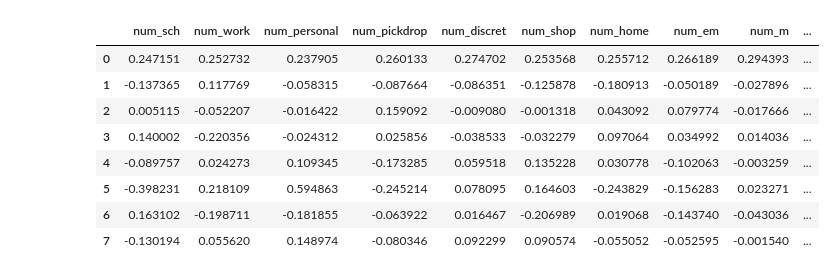
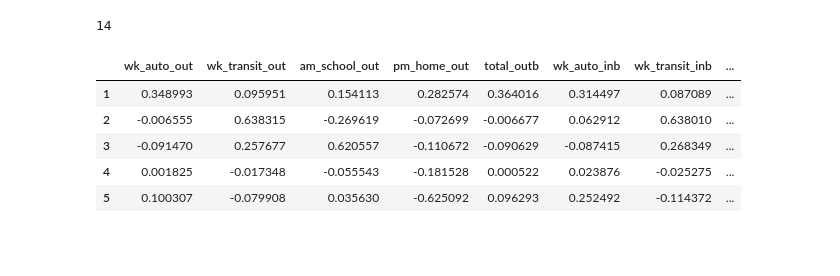
Before and after one commit to abaum1/mobilitymotifs, a Jupyter notebook: Dimensionality Reduction with PCA.ipynb, the cells around one changed output. Drawn from its saved outputs; the diff is of its cells as text; code cells hidden in the pictures; blank space fills up the shorter version.

```diff
--- a/Dimensionality Reduction with PCA.ipynb
+++ b/Dimensionality Reduction with PCA.ipynb
@@ -8,6 +8,7 @@ import seaborn as sns
 # %%
 data_path = '/Users/ameliabaum/Desktop/Amelia/Berkeley Fall 2019/CY PLAN 257/Final Project/data/'
 # %%
-zcode_data = pd.read_csv(data_path+"zip_code_features2.csv")
+zcode_data = pd.read_csv(data_path+"zip_code_features3.csv").rename({"Unnamed: 0": "zip code"}, axis=1)
+# .set_index("zip code")
 zcode_data.head()
 # %% [output]
@@ -25,0 +34,4 @@ len(features)
+# %%
+features = zcode_data[[col for col in zcode_data.columns if col not in ['internal', "zip code"]]].columns
+print("num feats: ", len(features))
+features
@@ -26,9 +45,9 @@ len(features)
 # %%
 from sklearn.preprocessing import StandardScaler
-features = zcode_data.columns[1:]
 # Separating out the features
 x = zcode_data.loc[:, features].values
 # Separating out the target
-# y = zcode_data.loc[:,['ZIP']].values
+y = zcode_data.loc[:,'zip code'].values
 # Standardizing the features
 standard_data = StandardScaler().fit_transform(x)
+standard_data
@@ -51,22 +72,22 @@ array([[-0.46634313, -0.38886534, -0.55770007, ..., -0.15467635,
 # %%
-n_components = 8
+n_components = 5
 pca_model = PCA(n_components)
 principalComponents = pca_model.fit_transform(standard_data)
 principalDf = pd.DataFrame(data = principalComponents
              , columns = ["principal component {0}".format(i+1) for i in range(n_components)])
 # %%
 PCs = pca_model.components_
-pd.DataFrame(PCs, columns = zcode_data.columns[1:])
-
+print(len(features))
+pc_df = pd.DataFrame(PCs, columns = features)
+pc_df.index = np.arange(1,n_components+1)
+pc_df
 #looks like the first PC is weighting almost all of the feats equally. this might suggest that the bucketing is
 #smoothing a lot of variability which ight be informative
 # %% [output]
+14
-|  | num_sch | num_work | num_personal | num_pickdrop | num_discret | num_shop | num_home | num_em | num_m | ... |
-| 0 | 0.247151 | 0.252732 | 0.237905 | 0.260133 | 0.274702 | 0.253568 | 0.255712 | 0.266189 | 0.294393 | ... |
-| 1 | -0.137365 | 0.117769 | -0.058315 | -0.087664 | -0.086351 | -0.125878 | -0.180913 | -0.050189 | -0.027896 | ... |
-| 2 | 0.005115 | -0.052207 | -0.016422 | 0.159092 | -0.009080 | -0.001318 | 0.043092 | 0.079774 | -0.017666 | ... |
-| 3 | 0.140002 | -0.220356 | -0.024312 | 0.025856 | -0.038533 | -0.032279 | 0.097064 | 0.034992 | 0.014036 | ... |
-| 4 | -0.089757 | 0.024273 | 0.109345 | -0.173285 | 0.059518 | 0.135228 | 0.030778 | -0.102063 | -0.003259 | ... |
-| 5 | -0.398231 | 0.218109 | 0.594863 | -0.245214 | 0.078095 | 0.164603 | -0.243829 | -0.156283 | 0.023271 | ... |
-| 6 | 0.163102 | -0.198711 | -0.181855 | -0.063922 | 0.016467 | -0.206989 | 0.019068 | -0.143740 | -0.043036 | ... |
-| 7 | -0.130194 | 0.055620 | 0.148974 | -0.080346 | 0.092299 | 0.090574 | -0.055052 | -0.052595 | -0.001540 | ... |
+|  | wk_auto_out | wk_transit_out | am_school_out | pm_home_out | total_outb | wk_auto_inb | wk_transit_inb | ... |
+| 1 | 0.348993 | 0.095951 | 0.154113 | 0.282574 | 0.364016 | 0.314497 | 0.087089 | ... |
+| 2 | -0.006555 | 0.638315 | -0.269619 | -0.072699 | -0.006677 | 0.062912 | 0.638010 | ... |
+| 3 | -0.091470 | 0.257677 | 0.620557 | -0.110672 | -0.090629 | -0.087415 | 0.268349 | ... |
+| 4 | 0.001825 | -0.017348 | -0.055543 | -0.181528 | 0.000522 | 0.023876 | -0.025275 | ... |
+| 5 | 0.100307 | -0.079908 | 0.035630 | -0.625092 | 0.096293 | 0.252492 | -0.114372 | ... |
```
Also changed, not shown: parts of 24 cells of this notebook.
